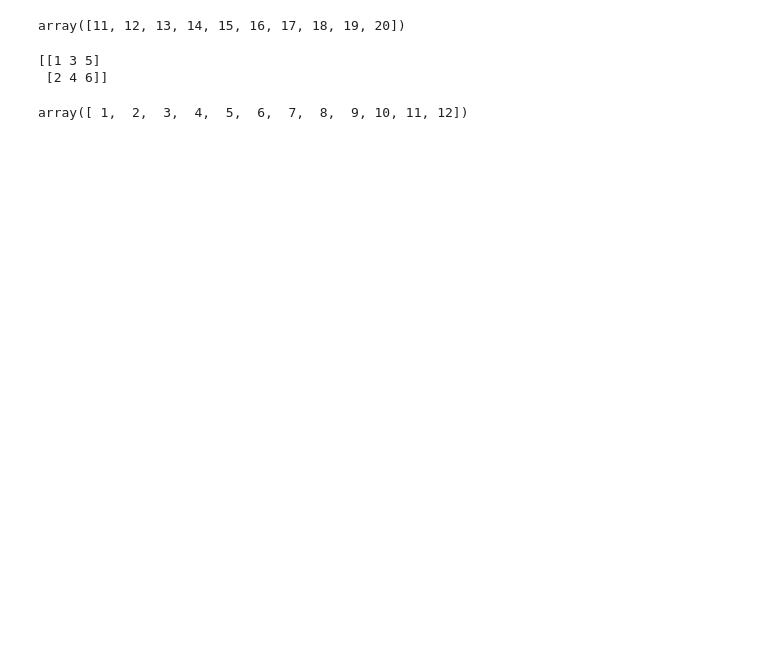
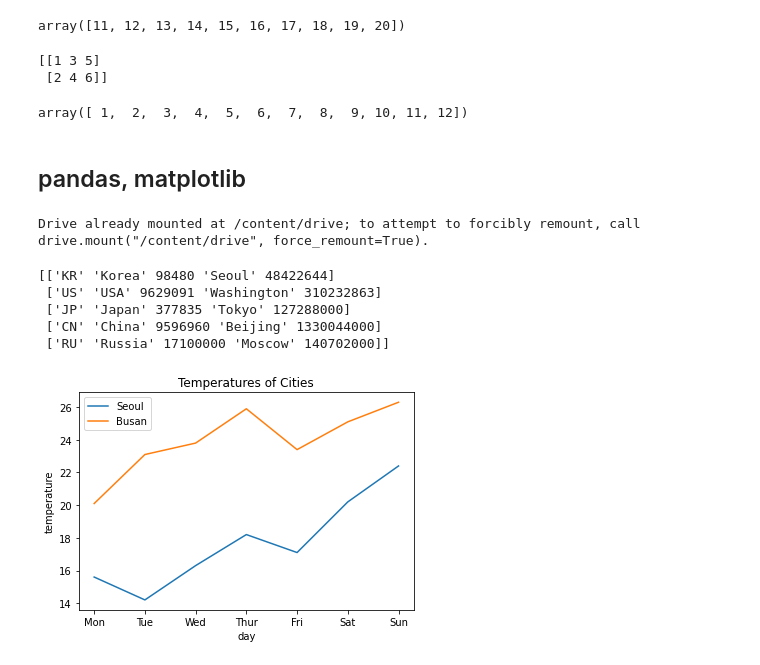
Before and after one commit to mixhub10/dl16, a Jupyter notebook: notebook/ch02_numpy.ipynb, the cells around one changed output. Cells and saved outputs as stored; diff of their text form; code cells hidden in the pictures; blank space fills up the shorter version.

Commit message:
Colaboratory를 통해 생성됨

```diff
--- a/notebook/ch02_numpy.ipynb
+++ b/notebook/ch02_numpy.ipynb
@@ -367,3 +386,44 @@ x.flatten()
 [[1 3 5]
  [2 4 6]]
 array([ 1,  2,  3,  4,  5,  6,  7,  8,  9, 10, 11, 12])
+# %% [markdown]
+## pandas, matplotlib
+# %%
+from google.colab import drive
+drive.mount('/content/drive')
+# %% [output]
+Drive already mounted at /content/drive; to attempt to forcibly remount, call drive.mount("/content/drive", force_remount=True).
+# %%
+########################
+# Pandas
+import numpy as np
+import pandas as pd
+
+x = pd.read_csv('/content/drive/MyDrive/Colab Notebooks/dle/countries.csv', header=0).values
+print(x)
+# %% [output]
+[['KR' 'Korea' 98480 'Seoul' 48422644]
+ ['US' 'USA' 9629091 'Washington' 310232863]
+ ['JP' 'Japan' 377835 'Tokyo' 127288000]
+ ['CN' 'China' 9596960 'Beijing' 1330044000]
+ ['RU' 'Russia' 17100000 'Moscow' 140702000]]
+# %%
+
+########################
+# matplotlib
+import matplotlib.pyplot as plt
+# %matplotlib inline
+
+X = [ "Mon", "Tue", "Wed", "Thur", "Fri",  "Sat", "Sun" ]
+Y1 = [15.6, 14.2, 16.3, 18.2, 17.1, 20.2, 22.4]
+Y2 = [20.1, 23.1, 23.8, 25.9, 23.4, 25.1, 26.3]
+
+plt.plot(X, Y1, label="Seoul")		# 분리시켜서 그려도 됨
+plt.plot(X, Y2, label="Busan")		# 분리시켜서 그려도 됨
+plt.xlabel("day")
+plt.ylabel("temperature")
+plt.legend(loc="upper left")
+plt.title("Temperatures of Cities")
+plt.show()
+# %% [output]
+[figure, added]
```
Also changed, not shown: parts of 8 cells of this notebook.
